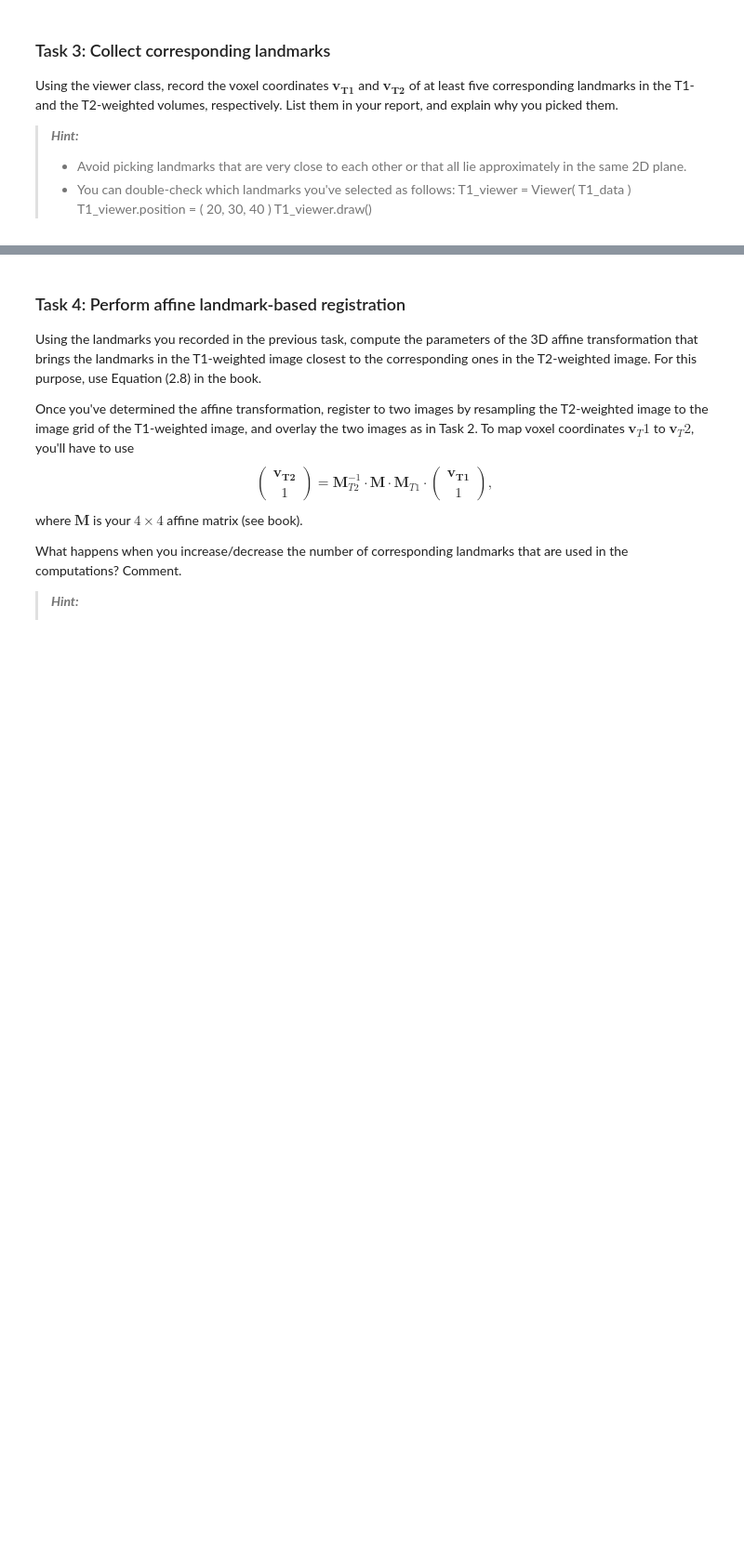
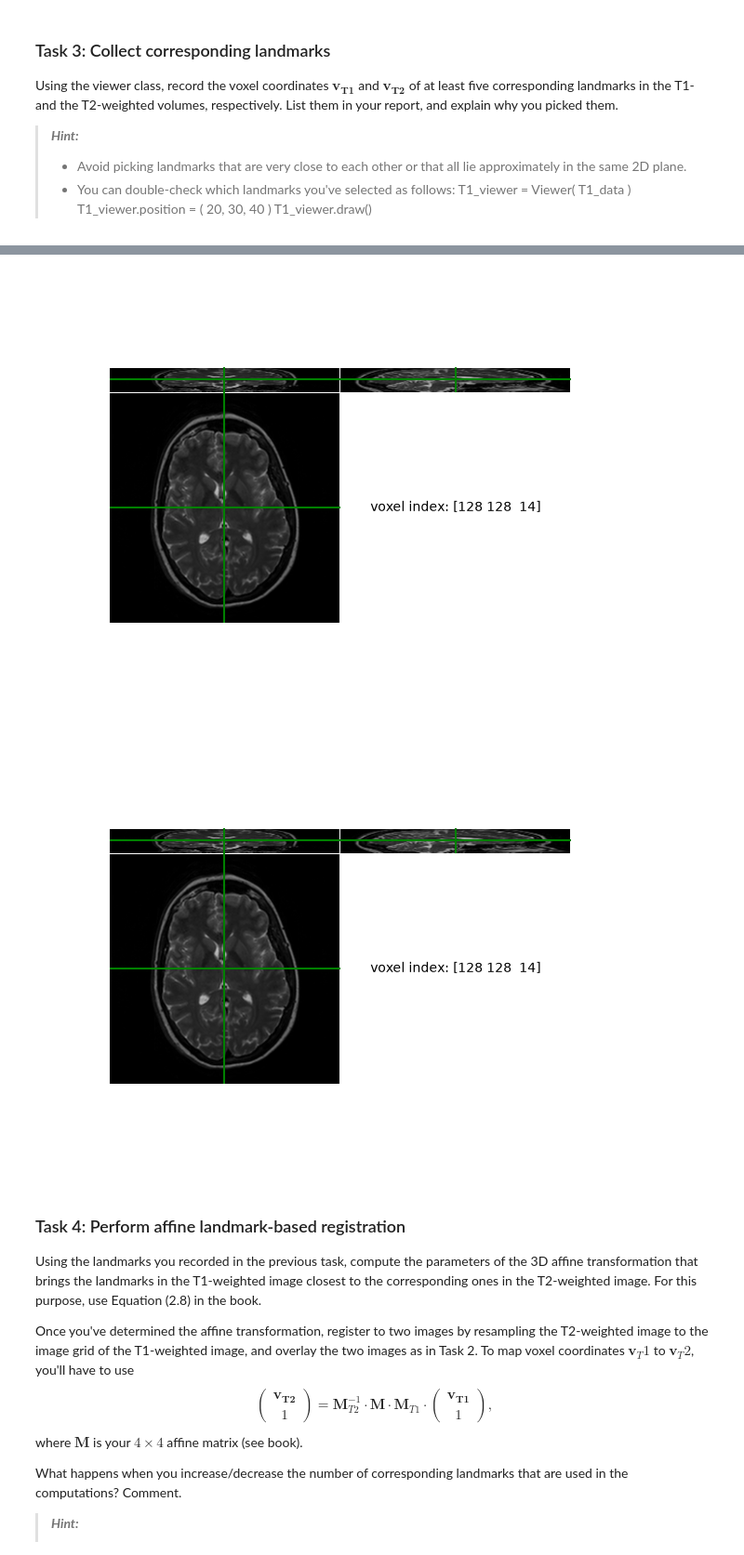
Before and after one commit to andrepribaudtu/MIA, a Jupyter notebook: exercises/Week 4/Ex2_student - Copy.ipynb, the cells around one changed output, grey strips where cells are left out. Shown at 93% size. Saved outputs shown, nothing was run; the diff lists cells and outputs as text; code cells hidden in the pictures; blank space fills up the shorter version.

```diff
--- a/exercises/Week 4/Ex2_student - Copy.ipynb
+++ b/exercises/Week 4/Ex2_student - Copy.ipynb
@@ -197,0 +283,5 @@ Using the viewer class, record the voxel coordinates $\mathbf{v_{T1}}$ and $\mat
+# %%
+T2_viewer = Viewer(T2_data)
+# %% [output]
+[figure, added]
+[figure, added]
```
Also changed, not shown: parts of 17 cells of this notebook.
